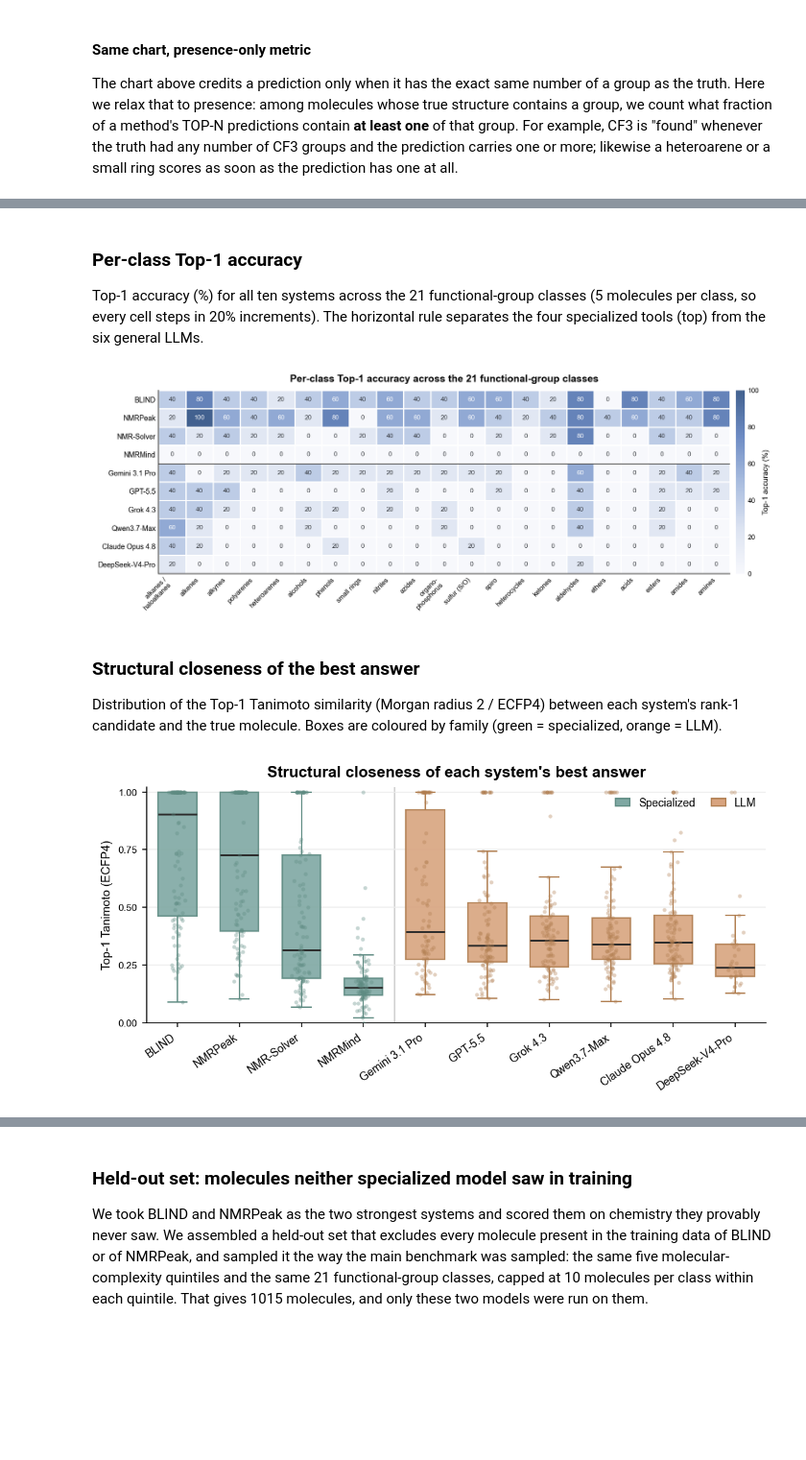
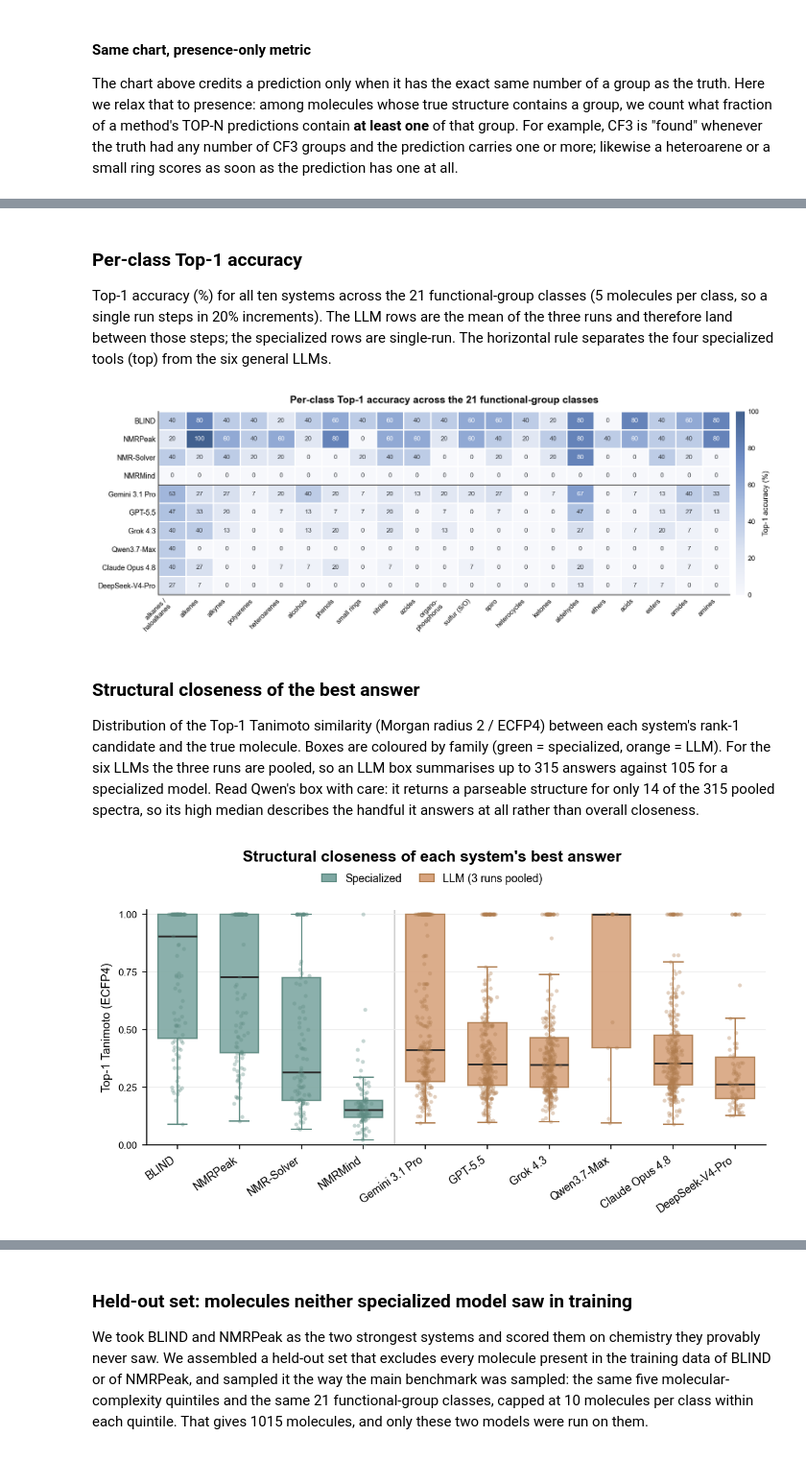
Before and after one commit to odanchem/NMRArena, a Jupyter notebook: analysis/data_analysis.ipynb, the cells around one changed output, grey strips where cells are left out. Shown at 96% size. Saved outputs shown, nothing was run; the diff lists cells and outputs as text; code cells hidden in the pictures; blank space fills up the shorter version.

```diff
--- a/analysis/data_analysis.ipynb
+++ b/analysis/data_analysis.ipynb
@@ -775,10 +867,8 @@ plt.show()
 # %% [markdown]
 ### Per-class Top-1 accuracy
 
-Top-1 accuracy (%) for all ten systems across the 21 functional-group classes (5 molecules per class, so every cell steps in 20% increments). The horizontal rule separates the four specialized tools (top) from the six general LLMs.
+Top-1 accuracy (%) for all ten systems across the 21 functional-group classes (5 molecules per class, so a single run steps in 20% increments). The LLM rows are the mean of the three runs and therefore land between those steps; the specialized rows are single-run. The horizontal rule separates the four specialized tools (top) from the six general LLMs.
 # %%
-
-
 CLASSES = list(raw.keys())                                       # 21 functional-group classes, paper order
 CLS_LABEL = {
     "cls_alkanes_haloalkanes": "alkanes /\nhaloalkanes", "cls_alkenes": "alkenes", "cls_alkynes": "alkynes",
@@ -788,11 +878,13 @@ CLS_LABEL = {
     "cls_heterocycles": "heterocycles", "cls_ketones": "ketones", "cls_aldehydes": "aldehydes",
     "cls_ethers": "ethers", "cls_acids": "acids", "cls_esters": "esters", "cls_amides": "amides", "cls_amines": "amines",
 }
-by_cls = {c: [r for r in records if r["cls"] == c] for c in CLASSES}
+by_cls_run = {rep: {c: [r for r in records_by_run[rep] if r["cls"] == c] for c in CLASSES} for rep in REPS}
 
 
-acc = np.array([[100.0 * sum(hit_rank(r["truth"], r["preds"][m]) == 1 for r in by_cls[c]) / len(by_cls[c])
-                 for c in CLASSES] for m in METHODS])
+# one accuracy matrix per run, then averaged (the specialized rows are the same in all three)
+acc_runs = np.array([[[100.0 * sum(hit_rank(r["truth"], r["preds"][m]) == 1 for r in by_cls_run[rep][c]) / len(by_cls_run[rep][c])
+                       for c in CLASSES] for m in METHODS] for rep in REPS])
+acc = acc_runs.mean(axis=0)
 
 CMAP = LinearSegmentedColormap.from_list("acc", ["#F7F8FC", "#DCE3F1", "#A9BDDF", "#6E8CC4", "#42618F"])
 
@@ -819,42 +911,47 @@ ax.set_title("Per-class Top-1 accuracy across the 21 functional-group classes",
 save_fig(fig, "fig_perclass_top1_heatmap")
 plt.show()
 # %% [output]
-[figure, old version]
+[figure, new version]
 # %% [markdown]
 ### Structural closeness of the best answer
 
-Distribution of the Top-1 Tanimoto similarity (Morgan radius 2 / ECFP4) between each system's rank-1 candidate and the true molecule. Boxes are coloured by family (green = specialized, orange = LLM).
+Distribution of the Top-1 Tanimoto similarity (Morgan radius 2 / ECFP4) between each system's rank-1 candidate and the true molecule. Boxes are coloured by family (green = specialized, orange = LLM). For the six LLMs the three runs are pooled, so an LLM box summarises up to 315 answers against 105 for a specialized model. Read Qwen's box with care: it returns a parseable structure for only 14 of the 315 pooled spectra, so its high median describes the handful it answers at all rather than overall closeness.
 # %%
-np.random.seed(0)                                                # reproducible jitter
+np.random.seed(0)
 data, fams = [], []
 for m in METHODS:
-    vals = [tanimoto(r["truth"], r["preds"][m][0]) for r in records if r["preds"][m]]
+    reps_for = REPS if m in LLM else (1,)
+    vals = [tanimoto(r["truth"], r["preds"][m][0])
+            for rep in reps_for for r in records_by_run[rep] if r["preds"][m]]
     data.append([v for v in vals if v is not None])
     fams.append(GREEN if m in SPECIALIZED else ORANGE)
 
-fig, ax = plt.subplots(figsize=(7.4, 3.9))
-fig.subplots_adjust(left=0.09, right=0.98, top=0.86, bottom=0.22)
+fig, ax = plt.subplots(figsize=(7.4, 4.1))
+fig.subplots_adjust(left=0.09, right=0.98, top=0.82, bottom=0.21)
 bp = ax.boxplot(data, widths=0.62, patch_artist=True, showfliers=False, medianprops=dict(color="#2b2b2b", lw=1.4))
 for patch, fam in zip(bp["boxes"], fams):
     patch.set_facecolor(fam["solid"]); patch.set_edgecolor(fam["edge"]); patch.set_linewidth(1.1); patch.set_alpha(0.9)
 for key in ("whiskers", "caps"):
     for ln, fam in zip(bp[key], [f for f in fams for _ in (0, 1)]):
         ln.set_color(fam["edge"]); ln.set_linewidth(1.0)
-for i, (vals, fam) in enumerate(zip(data, fams), start=1):        # jittered raw points
+for i, (vals, fam) in enumerate(zip(data, fams), start=1):
     ax.scatter(np.random.normal(i, 0.055, len(vals)), vals, s=9, color=fam["edge"], alpha=0.35, linewidths=0, zorder=3)
 
-ax.axvline(len(SPECIALIZED) + 0.5, color="#d0d0d0", lw=1.0, zorder=0)   # specialized | LLM divider
+ax.axvline(len(SPECIALIZED) + 0.5, color="#d0d0d0", lw=1.0, zorder=0)
 ax.set_xticks(range(1, len(METHODS) + 1)); ax.set_xticklabels([DISPLAY[m] for m in METHODS], rotation=35, ha="right", fontsize=8.5)
 ax.set_ylim(0, 1.02); ax.set_yticks(np.arange(0, 1.01, 0.25)); ax.set_ylabel("Top-1 Tanimoto (ECFP4)")
 ax.yaxis.grid(True, color="#ececec", lw=0.8); ax.set_axisbelow(True)
-ax.legend(handles=[Patch(facecolor=GREEN["solid"], edgecolor=GREEN["edge"], label="Specialized"),
-                   Patch(facecolor=ORANGE["solid"], edgecolor=ORANGE["edge"], label="LLM")],
-          loc="upper right", frameon=False, fontsize=8.5, ncol=2, handlelength=1.3, columnspacing=1.4)
-ax.set_title("Structural closeness of each system's best answer", fontsize=12, fontweight="bold", pad=8)
+
+fig.text(0.5, 0.975, "Structural closeness of each system's best answer",
+         fontsize=12, fontweight="bold", ha="center", va="top")
+fig.legend(handles=[Patch(facecolor=GREEN["solid"], edgecolor=GREEN["edge"], label="Specialized"),
+                    Patch(facecolor=ORANGE["solid"], edgecolor=ORANGE["edge"], label="LLM (3 runs pooled)")],
+           loc="center", bbox_to_anchor=(0.5, 0.90), ncol=2,
+           frameon=False, fontsize=8.5, handlelength=1.3, columnspacing=1.6)
 save_fig(fig, "fig_top1_tanimoto_box")
 plt.show()
 # %% [output]
-[figure, old version]
+[figure, new version]
 # %% [markdown]
 ### Accuracy vs molecular complexity
 
```
Also changed, not shown: parts of 30 cells of this notebook, 19 other files.
